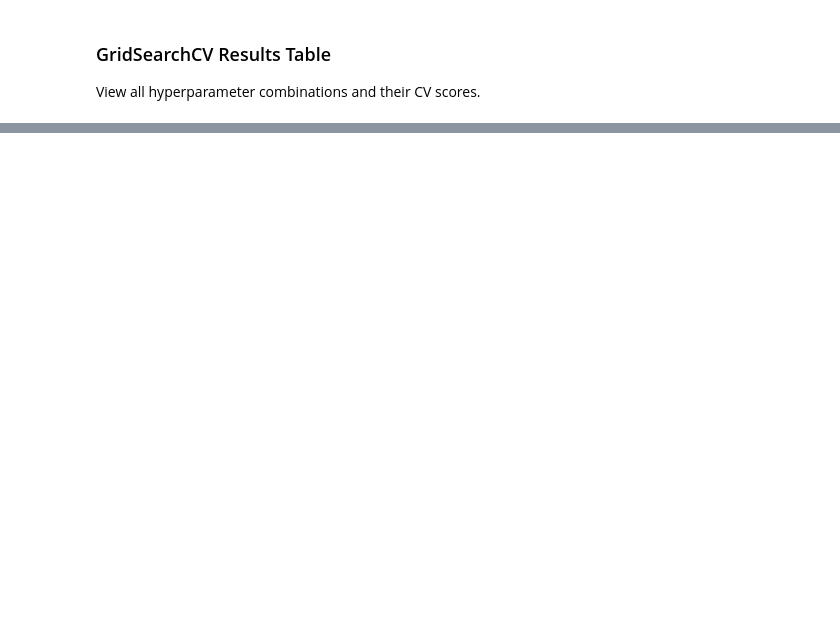
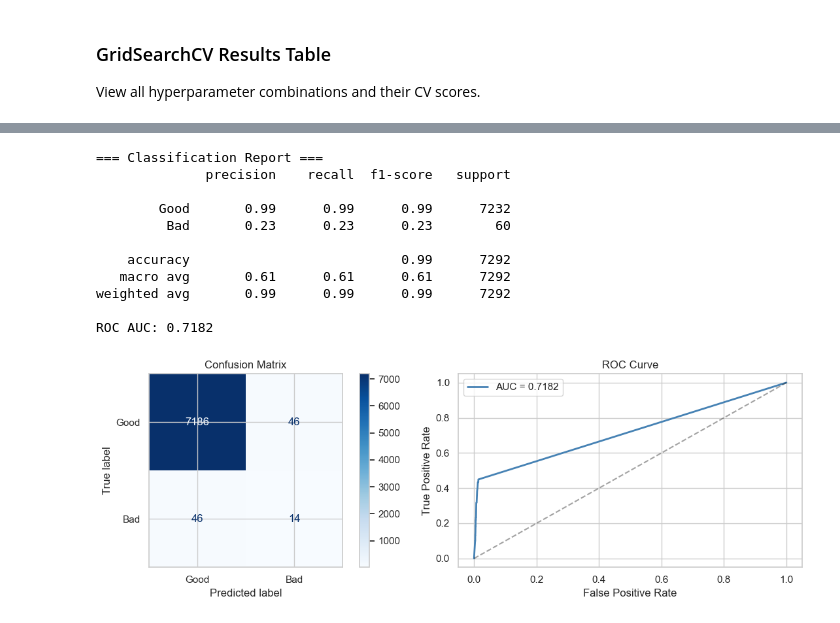
Before and after one commit to nickleezx/CS3244_Machine_Learning_Group8, a Jupyter notebook: notebook.ipynb, the cells around one changed output, grey strips where cells are left out. Cells and saved outputs as stored; diff of their text form; code cells hidden in the pictures; blank space fills up the shorter version.

Commit message:
update with decision tree

```diff
--- a/notebook.ipynb
+++ b/notebook.ipynb
@@ -820,0 +825,27 @@ display(
+# %%
+
+from sklearn.tree import DecisionTreeClassifier
+
+# --- Decision Tree baseline ---
+dt_model = DecisionTreeClassifier(random_state=42)
+
+dt_param_grid = {
+    "model__criterion": ["gini", "entropy", "log_loss"],
+    "model__max_depth": [3, 5, 7, 10, None],
+    "model__min_samples_split": [2, 5, 10, 20],
+    "model__min_samples_leaf": [1, 2, 5, 10],
+    "model__max_features": [None, "sqrt", "log2"],
+    "model__class_weight": [None, "balanced"],
+}
+
+dt_grid = train_with_gridsearch(
+    model=dt_model,
+    param_grid=dt_param_grid,
+    X_train=X_train,
+    y_train=y_train,
+    cv_folds=5,
+    scoring="f1",      # can also try: 'roc_auc', 'recall', 'precision'
+    use_smote=True,
+)
+print("Best Decision Tree params:", dt_grid.best_params_)
+print("Best Decision Tree CV score:", dt_grid.best_score_)
@@ -820,0 +858,15 @@ display(
+# %%
+dt_results = evaluate_model(dt_grid, X_test, y_test)
+# %% [output]
+=== Classification Report ===
+              precision    recall  f1-score   support
+
+        Good       0.99      0.99      0.99      7232
+         Bad       0.23      0.23      0.23        60
+
+    accuracy                           0.99      7292
+   macro avg       0.61      0.61      0.61      7292
+weighted avg       0.99      0.99      0.99      7292
+
+ROC AUC: 0.7182
+[figure, added]
```
Also changed, not shown: parts of 12 cells of this notebook.
